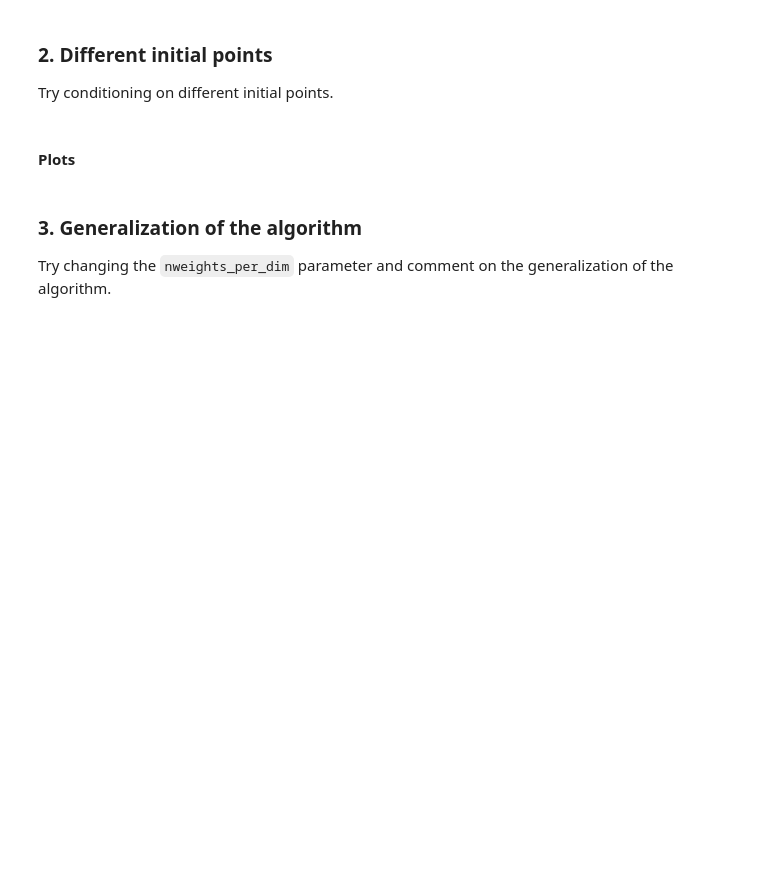
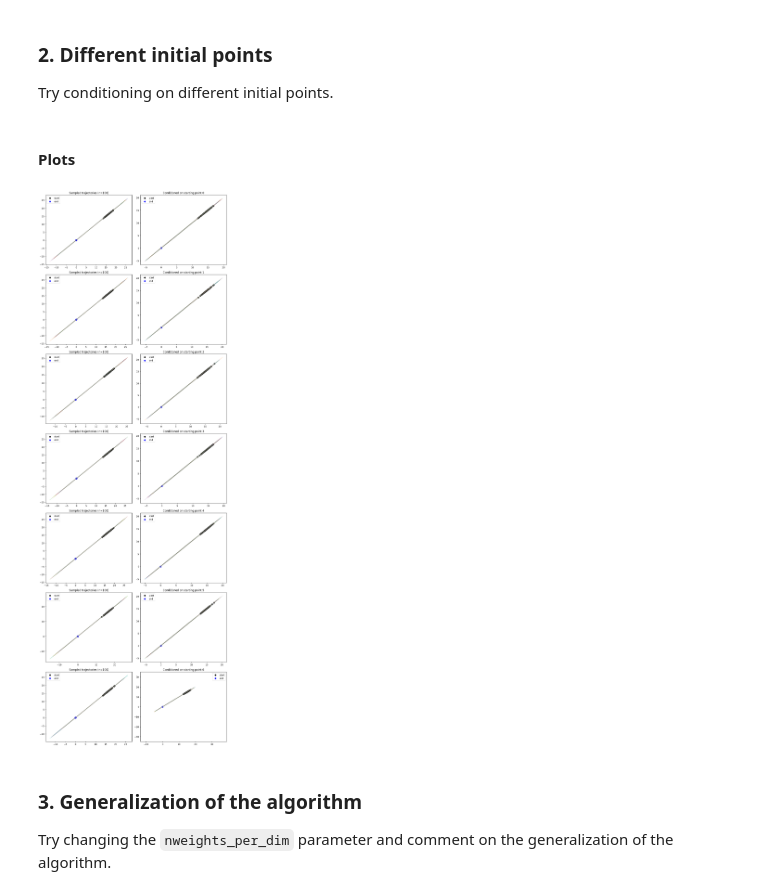
Before and after one commit to AshrithSagar/CP321-ILR-2025, a Jupyter notebook: Assignments/Assignment-3_7/Assignment8_ProMP.ipynb, the cells around one changed output. Cells and saved outputs as stored; diff of their text form; code cells hidden in the pictures; blank space fills up the shorter version.

```diff
--- a/Assignments/Assignment-3_7/Assignment8_ProMP.ipynb
+++ b/Assignments/Assignment-3_7/Assignment8_ProMP.ipynb
@@ -56,6 +63,10 @@ fit_promp(dataset="j")
 Try conditioning on different initial points.
 # %% [markdown]
 #### Plots
+# %%
+different_initial_points_promp(dataset="j", initial_points=[0, 1, 2, 3, 4, 5, 6])
+# %% [output]
+[figure, added]
 # %% [markdown]
 ### 3. Generalization of the algorithm
 
```
Also changed, not shown: parts of 5 cells of this notebook, 1 other file.
